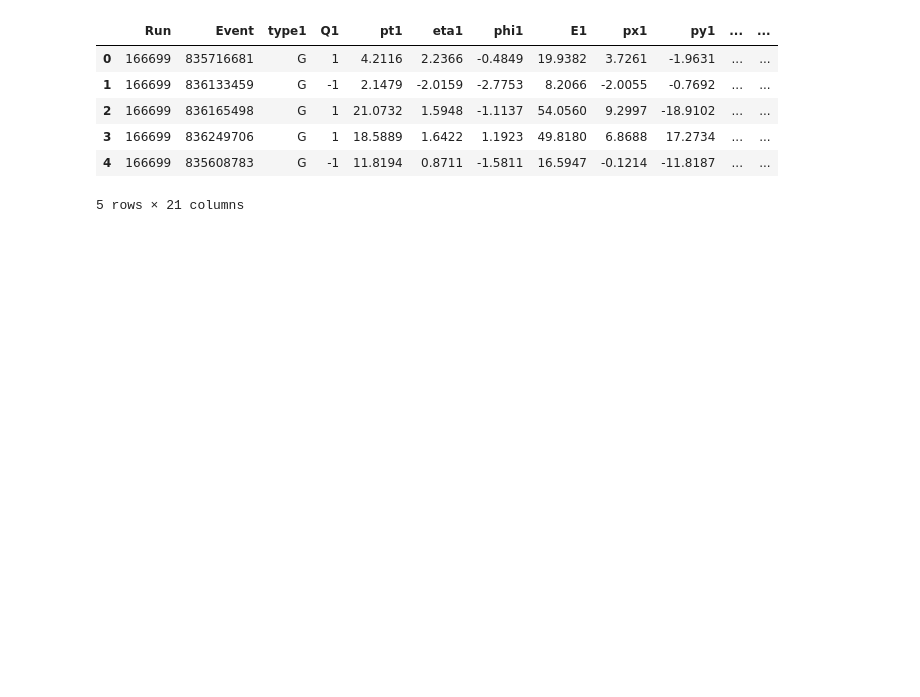
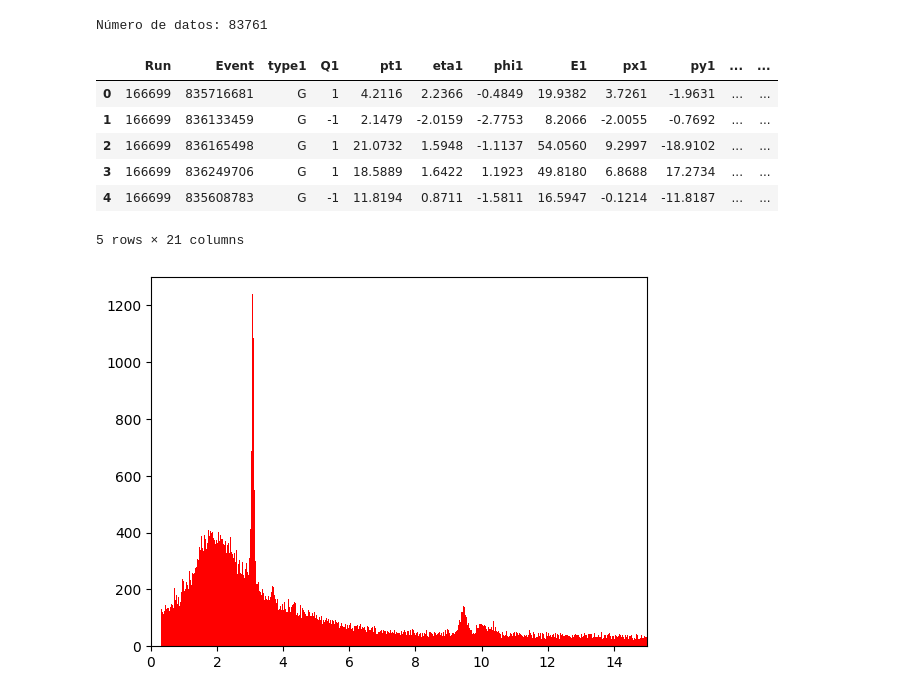
Before and after one commit to ProgramasParaFisicaDeParticulas/blindsampleanalysiswithcsv2-Pioquinto9, a Jupyter notebook: AnálisisParticulas.ipynb, the cells around one changed output. Cells and saved outputs as stored; diff of their text form; code cells hidden in the pictures; blank space fills up the shorter version.

```diff
--- a/AnálisisParticulas.ipynb
+++ b/AnálisisParticulas.ipynb
@@ -1,7 +1,17 @@
 # %% [markdown]
 <a href="https://colab.research.google.com/github/ProgramasParaFisicaDeParticulas/blindsampleanalysiswithcsv2-Pioquinto9/blob/main/An%C3%A1lisisParticulas.ipynb" target="_parent"><img src="https://colab.research.google.com/assets/colab-badge.svg" alt="Open In Colab"/></a>
 # %%
+# pandas nos permite manipular el archivo csv https://pandas.pydata.org
 import pandas as pd
+# numpy nos permite hacer operaciones usando vectores https://numpy.org
+import numpy as np
+# plotly nos permite crear graficas interactivas https://plotly.com/python/
+import plotly.express as px
+# matplotlib nos permite graficar bellamente
+import matplotlib.pyplot as plt
+import plotly.graph_objects as go
+import matplotlib.pyplot as plt
+
 
 # URL del archivo CSV en GitHub (en formato "raw")
 url = "https://raw.githubusercontent.com/ProgramasParaFisicaDeParticulas/blindsampleanalysiswithcsv2-Pioquinto9/refs/heads/main/Sample2.csv"
@@ -11,11 +21,24 @@ df = pd.read_csv(url)
 
 # Mostrar las primeras filas para verificar
 df.head()
+
+print('Número de datos:',len(df))
+df.head()
 # %% [output]
+Número de datos: 83761
 |  | Run | Event | type1 | Q1 | pt1 | eta1 | phi1 | E1 | px1 | py1 | ... | ... |
 | 0 | 166699 | 835716681 | G | 1 | 4.2116 | 2.2366 | -0.4849 | 19.9382 | 3.7261 | -1.9631 | ... | ... |
 | 1 | 166699 | 836133459 | G | -1 | 2.1479 | -2.0159 | -2.7753 | 8.2066 | -2.0055 | -0.7692 | ... | ... |
 | 2 | 166699 | 836165498 | G | 1 | 21.0732 | 1.5948 | -1.1137 | 54.0560 | 9.2997 | -18.9102 | ... | ... |
 | 3 | 166699 | 836249706 | G | 1 | 18.5889 | 1.6422 | 1.1923 | 49.8180 | 6.8688 | 17.2734 | ... | ... |
 | 4 | 166699 | 835608783 | G | -1 | 11.8194 | 0.8711 | -1.5811 | 16.5947 | -0.1214 | -11.8187 | ... | ... |
-5 rows × 21 columns
+5 rows × 21 columns
+# %%
+Histograma_Masa= px.histogram(df['M'])
+#Hist_M.show()
+
+plt.hist(df['M'], bins = 10000, color='red')
+plt.xlim(0, 15)
+plt.show()
+# %% [output]
+[figure, added]
```
Also changed, not shown: parts of 10 cells of this notebook.
